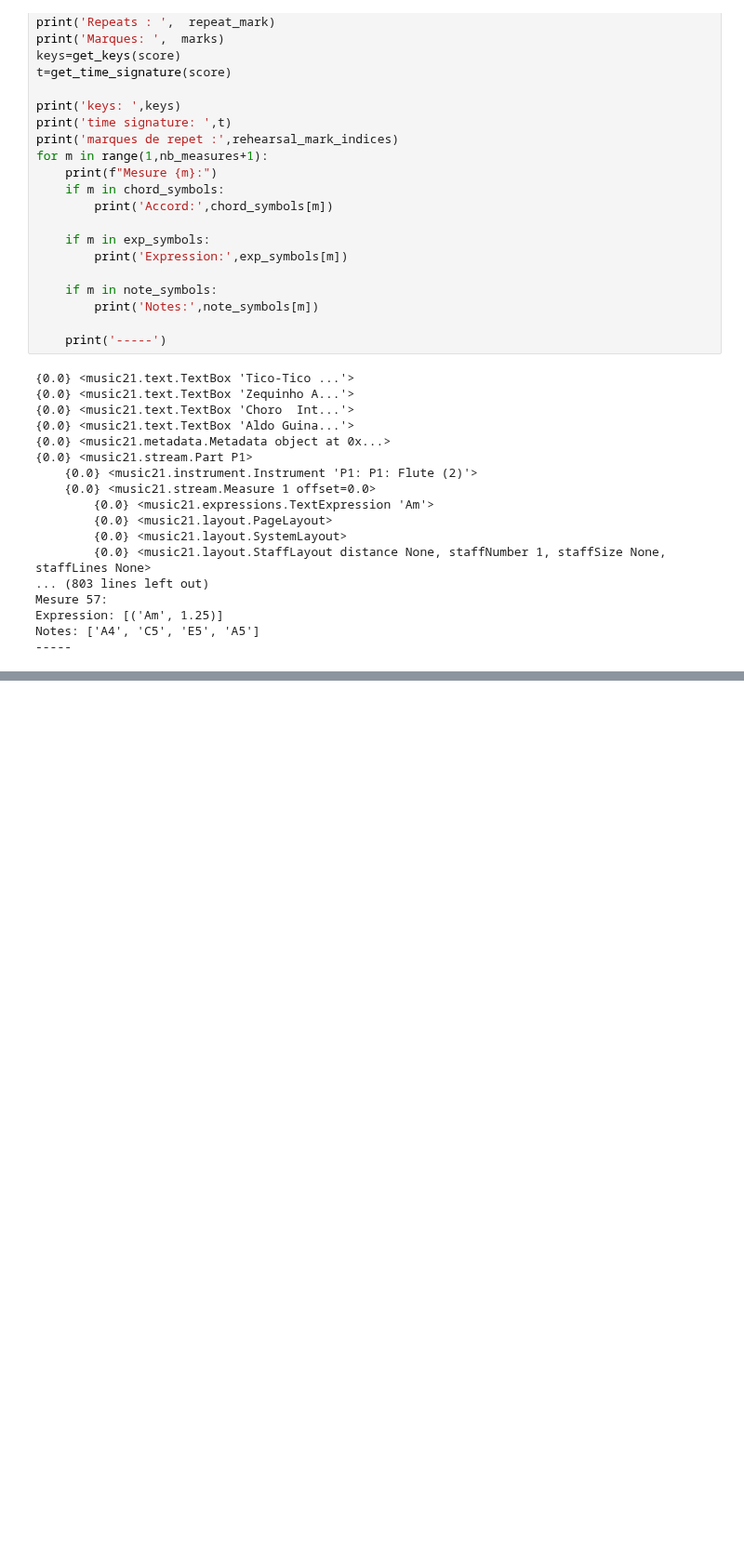
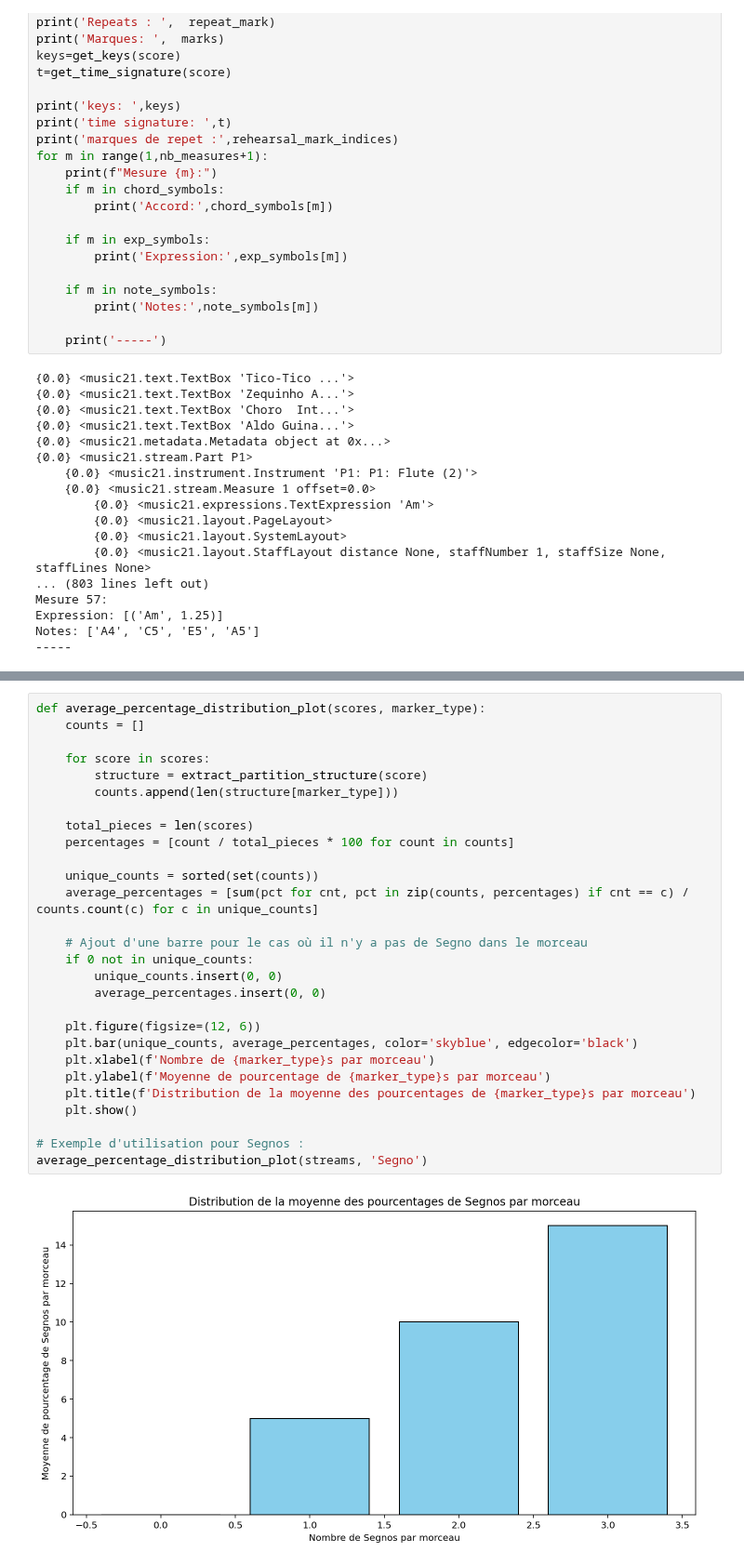
Before and after one commit to Gowthraven/Projet_M2, a Jupyter notebook: midi_test2.ipynb, the cells around one changed output, grey strips where cells are left out. Shown at 93% size. Cells and saved outputs as stored; diff of their text form; blank space fills up the shorter version.

```diff
--- a/midi_test2.ipynb
+++ b/midi_test2.ipynb
@@ -370,0 +469,30 @@ Order: ['P1']
+# %%
+def average_percentage_distribution_plot(scores, marker_type):
+    counts = []
+
+    for score in scores:
+        structure = extract_partition_structure(score)
+        counts.append(len(structure[marker_type]))
+
+    total_pieces = len(scores)
+    percentages = [count / total_pieces * 100 for count in counts]
+
+    unique_counts = sorted(set(counts))
+    average_percentages = [sum(pct for cnt, pct in zip(counts, percentages) if cnt == c) / counts.count(c) for c in unique_counts]
+
+    # Ajout d'une barre pour le cas où il n'y a pas de Segno dans le morceau
+    if 0 not in unique_counts:
+        unique_counts.insert(0, 0)
+        average_percentages.insert(0, 0)
+
+    plt.figure(figsize=(12, 6))
+    plt.bar(unique_counts, average_percentages, color='skyblue', edgecolor='black')
+    plt.xlabel(f'Nombre de {marker_type}s par morceau')
+    plt.ylabel(f'Moyenne de pourcentage de {marker_type}s par morceau')
+    plt.title(f'Distribution de la moyenne des pourcentages de {marker_type}s par morceau')
+    plt.show()
+
+# Exemple d'utilisation pour Segnos :
+average_percentage_distribution_plot(streams, 'Segno')
+# %% [output]
+[figure, added]
```
Also changed, not shown: parts of 4 cells of this notebook.
